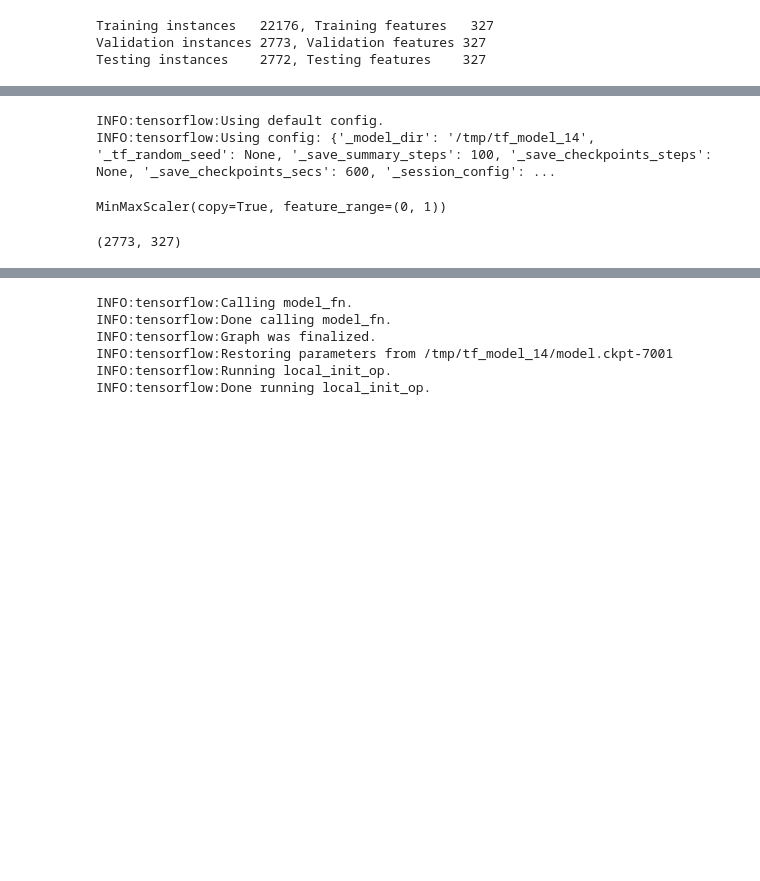
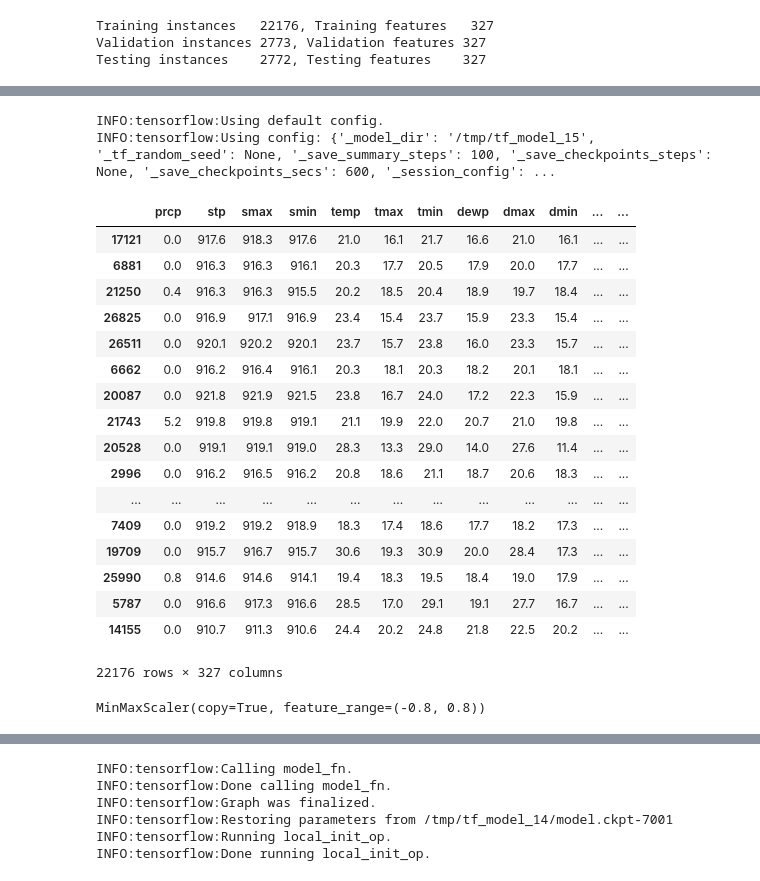
Before and after one commit to dedeco/bigclima-project, a Jupyter notebook: notebooks/graphs-zarate-n17-summer-bh-prcp-extreme-fix-balanceamento-scaled.ipynb, the cells around one changed output, grey strips where cells are left out. Drawn from its saved outputs; the diff is of its cells as text; code cells hidden in the pictures; blank space fills up the shorter version.

```diff
--- a/notebooks/graphs-zarate-n17-summer-bh-prcp-extreme-fix-balanceamento-scaled.ipynb
+++ b/notebooks/graphs-zarate-n17-summer-bh-prcp-extreme-fix-balanceamento-scaled.ipynb
@@ -634,11 +634,11 @@ feature_cols
 # %%
 regressor = tf.estimator.DNNRegressor(feature_columns=feature_cols
                                       ,hidden_units=[st_units,sd_units]
-                                      #,activation_fn=activation_fn
-                                      ,model_dir='/tmp/tf_model_14')
+                                      ,activation_fn=tf.nn.sigmoid
+                                      ,model_dir='/tmp/tf_model_15')
 # %% [output]
 INFO:tensorflow:Using default config.
-INFO:tensorflow:Using config: {'_model_dir': '/tmp/tf_model_14', '_tf_random_seed': None, '_save_summary_steps': 100, '_save_checkpoints_steps': None, '_save_checkpoints_secs': 600, '_session_config': ...
+INFO:tensorflow:Using config: {'_model_dir': '/tmp/tf_model_15', '_tf_random_seed': None, '_save_summary_steps': 100, '_save_checkpoints_steps': None, '_save_checkpoints_secs': 600, '_session_config': ...
 # %%
 def wx_input_fn(X, y=None, num_epochs=None, shuffle=True, batch_size=batch_size):
     return tf.estimator.inputs.pandas_input_fn(x=X,
@@ -696,19 +696,36 @@ def f(x):
 #b.groupby(pd.cut(b.values, [-50,   0,  49.99, 200])).count()
 # %%
 #len(A)
+# %%
+X_train
+# %% [output]
+|  | prcp | stp | smax | smin | temp | tmax | tmin | dewp | dmax | dmin | ... | ... |
+| 17121 | 0.0 | 917.6 | 918.3 | 917.6 | 21.0 | 16.1 | 21.7 | 16.6 | 21.0 | 16.1 | ... | ... |
+| 6881 | 0.0 | 916.3 | 916.3 | 916.1 | 20.3 | 17.7 | 20.5 | 17.9 | 20.0 | 17.7 | ... | ... |
+| 21250 | 0.4 | 916.3 | 916.3 | 915.5 | 20.2 | 18.5 | 20.4 | 18.9 | 19.7 | 18.4 | ... | ... |
+| 26825 | 0.0 | 916.9 | 917.1 | 916.9 | 23.4 | 15.4 | 23.7 | 15.9 | 23.3 | 15.4 | ... | ... |
+| 26511 | 0.0 | 920.1 | 920.2 | 920.1 | 23.7 | 15.7 | 23.8 | 16.0 | 23.3 | 15.7 | ... | ... |
+| 6662 | 0.0 | 916.2 | 916.4 | 916.1 | 20.3 | 18.1 | 20.3 | 18.2 | 20.1 | 18.1 | ... | ... |
+| 20087 | 0.0 | 921.8 | 921.9 | 921.5 | 23.8 | 16.7 | 24.0 | 17.2 | 22.3 | 15.9 | ... | ... |
+| 21743 | 5.2 | 919.8 | 919.8 | 919.1 | 21.1 | 19.9 | 22.0 | 20.7 | 21.0 | 19.8 | ... | ... |
+| 20528 | 0.0 | 919.1 | 919.1 | 919.0 | 28.3 | 13.3 | 29.0 | 14.0 | 27.6 | 11.4 | ... | ... |
+| 2996 | 0.0 | 916.2 | 916.5 | 916.2 | 20.8 | 18.6 | 21.1 | 18.7 | 20.6 | 18.3 | ... | ... |
+| ... | ... | ... | ... | ... | ... | ... | ... | ... | ... | ... | ... | ... |
+| 7409 | 0.0 | 919.2 | 919.2 | 918.9 | 18.3 | 17.4 | 18.6 | 17.7 | 18.2 | 17.3 | ... | ... |
+| 19709 | 0.0 | 915.7 | 916.7 | 915.7 | 30.6 | 19.3 | 30.9 | 20.0 | 28.4 | 17.3 | ... | ... |
+| 25990 | 0.8 | 914.6 | 914.6 | 914.1 | 19.4 | 18.3 | 19.5 | 18.4 | 19.0 | 17.9 | ... | ... |
+| 5787 | 0.0 | 916.6 | 917.3 | 916.6 | 28.5 | 17.0 | 29.1 | 19.1 | 27.7 | 16.7 | ... | ... |
+| 14155 | 0.0 | 910.7 | 911.3 | 910.6 | 24.4 | 20.2 | 24.8 | 21.8 | 22.5 | 20.2 | ... | ... |
+22176 rows × 327 columns
 # %%
 from sklearn.preprocessing import MinMaxScaler
 
-scale = MinMaxScaler()
+scale = MinMaxScaler(feature_range=(-0.8, 0.8))
 
 _X = X_train
 for c in ['prcp_plus_12','prcp_acum_24']:
     _X = _X.drop(c,1)
 
-scale.fit(_X)
+scale.fit(_X,y_train)
 # %% [output]
-MinMaxScaler(copy=True, feature_range=(0, 1))
+MinMaxScaler(copy=True, feature_range=(-0.8, 0.8))
-# %%
-X_val.shape
-# %% [output]
-(2773, 327)
```
Also changed, not shown: parts of 4 cells of this notebook.
